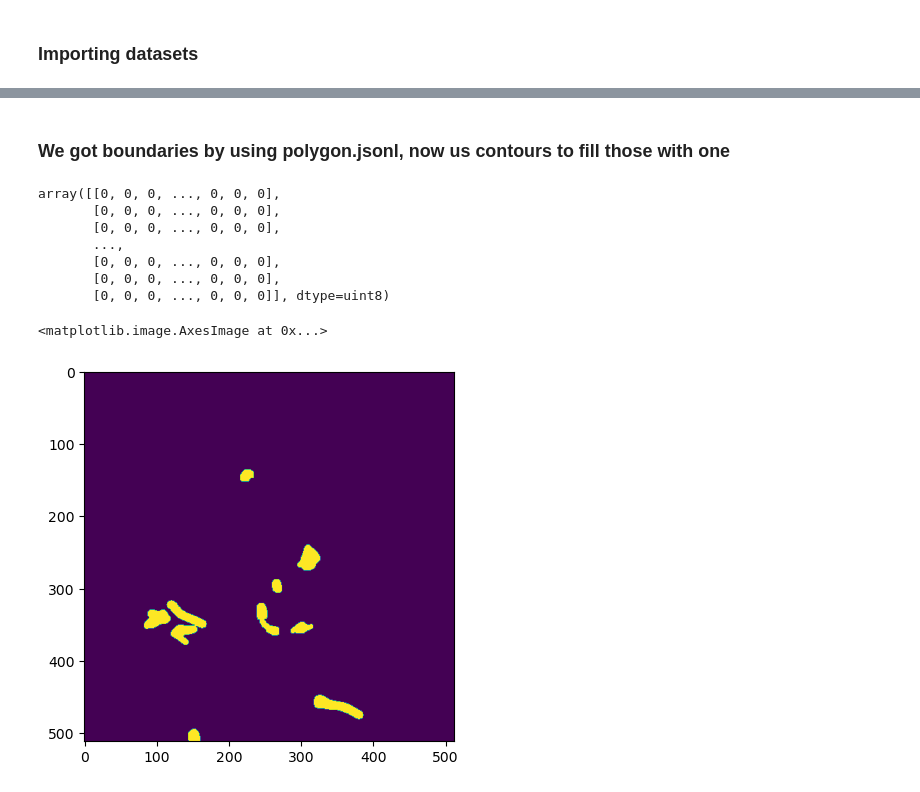
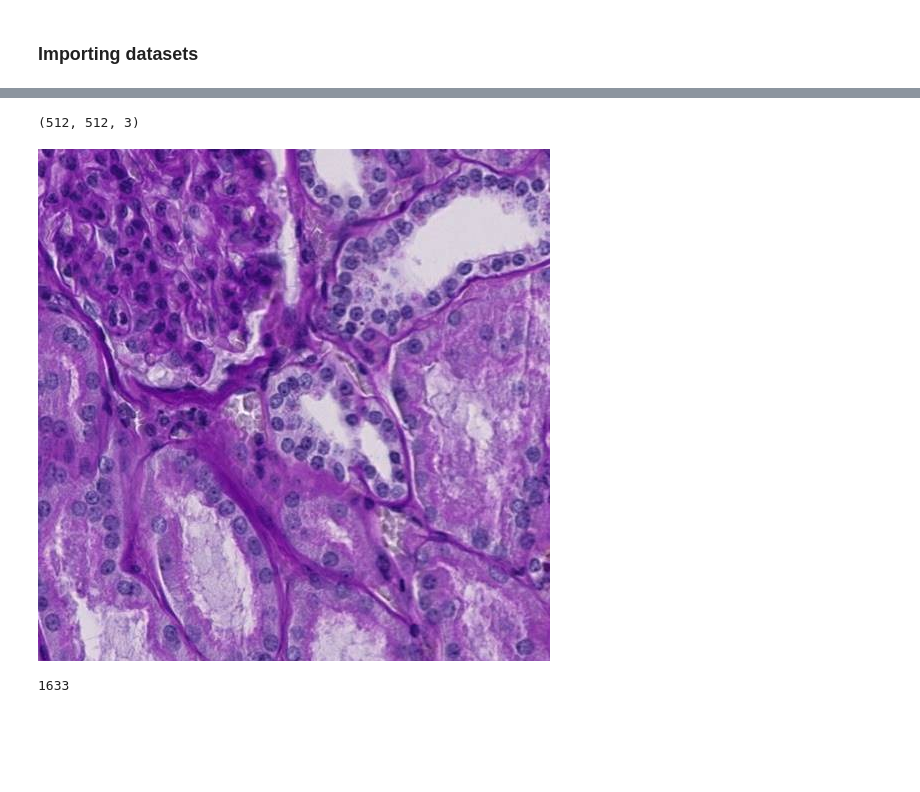
Before and after one commit to PrathmeshAdsod/Hacking-the-Human-Vasculature, a Jupyter notebook: code.ipynb, the cells around one changed output, grey strips where cells are left out. Cells and saved outputs as stored; diff of their text form; code cells hidden in the pictures; blank space fills up the shorter version.

Commit message:
U-Net and Image masking

```diff
--- a/code.ipynb
+++ b/code.ipynb
@@ -44,2 +55,13 @@ grayscale_image = grayscale_image.astype(np.uint8)
+# %%
+images = glob.glob('/kaggle/working/actual_train/*.tif')
+images.sort()
+# %%
+cv.imread(images[0]).shape
+# %% [output]
+(512, 512, 3)
+# %%
+PIL.Image.open(images[0])
+# %% [output]
+[figure, added]
 # %%
 def masking(image) :
@@ -60,20 +81,0 @@ masked_image = masking(grayscale_image)
-# %% [markdown]
-### We got boundaries by using polygon.jsonl, now us contours to fill those with one
-# %%
-# Find the contours of the binary mask
-contours, _ = cv.findContours(masked_image, cv.RETR_EXTERNAL, cv.CHAIN_APPROX_SIMPLE)
-
-cv.drawContours(masked_image, contours, -1, 1, thickness=cv.FILLED)
-# %% [output]
-array([[0, 0, 0, ..., 0, 0, 0],
-       [0, 0, 0, ..., 0, 0, 0],
-       [0, 0, 0, ..., 0, 0, 0],
-       ...,
-       [0, 0, 0, ..., 0, 0, 0],
-       [0, 0, 0, ..., 0, 0, 0],
-       [0, 0, 0, ..., 0, 0, 0]], dtype=uint8)
-# %%
-plt.imshow(masked_image)
-# %% [output]
-<matplotlib.image.AxesImage at 0x...>
-[figure, removed]
@@ -79,0 +102,5 @@ plt.imshow(masked_image)
+# %%
+masks_images = glob.glob('/kaggle/working/masks/*.tif')
+len(masks_images)
+# %% [output]
+1633
```
Also changed, not shown: parts of 27 cells of this notebook.
